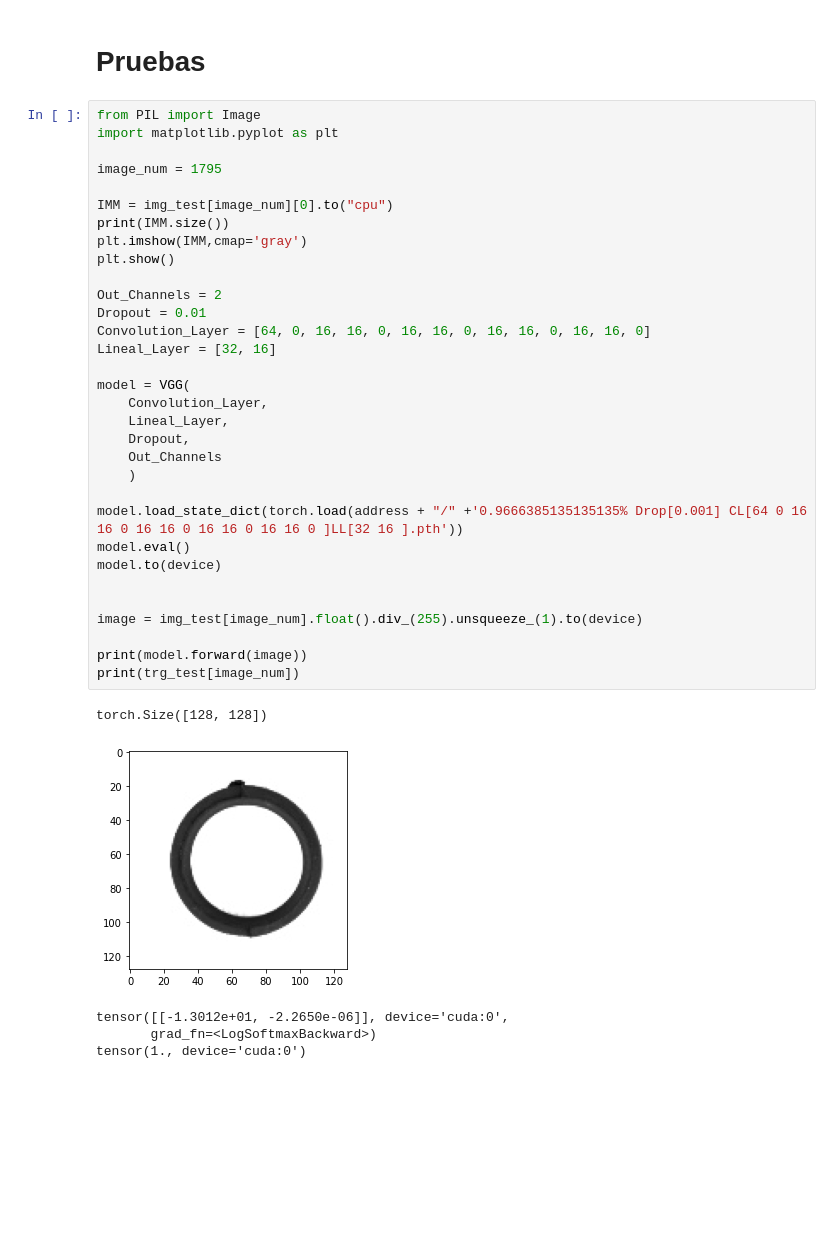
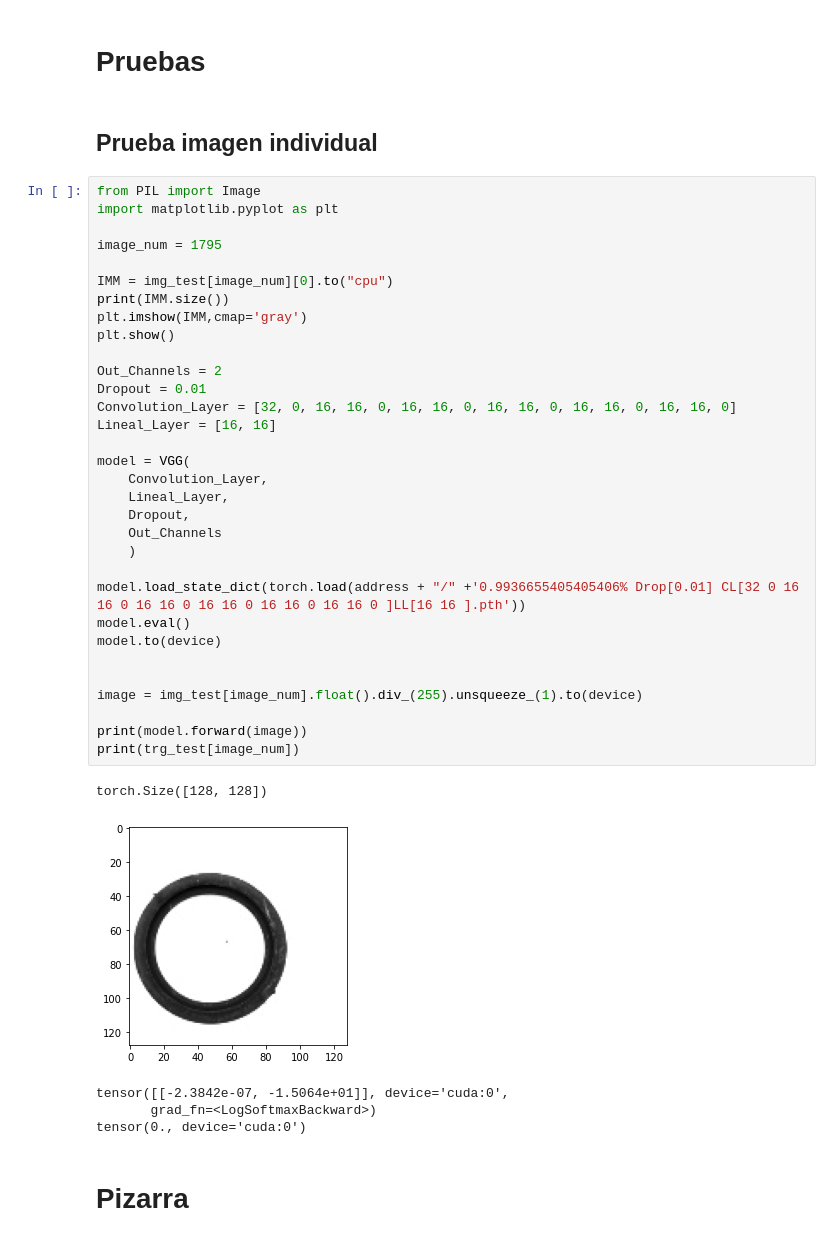
Before and after one commit to Martinsoyyo/Sellos, a Jupyter notebook: Full_VGG.ipynb, the cells around one changed output. Saved outputs shown, nothing was run; the diff lists cells and outputs as text; blank space fills up the shorter version.

```diff
--- a/Full_VGG.ipynb
+++ b/Full_VGG.ipynb
@@ -424,40 +300,44 @@ Sequential(
 # %% [markdown]
 # Pruebas
+# %% [markdown]
+## Prueba imagen individual
 # %%
 from PIL import Image
 import matplotlib.pyplot as plt
 
 image_num = 1795
 
 IMM = img_test[image_num][0].to("cpu")
 print(IMM.size())
 plt.imshow(IMM,cmap='gray')
 plt.show()
 
 Out_Channels = 2
 Dropout = 0.01
-Convolution_Layer = [64, 0, 16, 16, 0, 16, 16, 0, 16, 16, 0, 16, 16, 0]
-Lineal_Layer = [32, 16]
+Convolution_Layer = [32, 0, 16, 16, 0, 16, 16, 0, 16, 16, 0, 16, 16, 0, 16, 16, 0]
+Lineal_Layer = [16, 16]
 
 model = VGG(
     Convolution_Layer,
     Lineal_Layer,
     Dropout,
     Out_Channels
     )
 
-model.load_state_dict(torch.load(address + "/" +'0.9666385135135135% Drop[0.001] CL[64 0 16 16 0 16 16 0 16 16 0 16 16 0 ]LL[32 16 ].pth'))
+model.load_state_dict(torch.load(address + "/" +'0.9936655405405406% Drop[0.01] CL[32 0 16 16 0 16 16 0 16 16 0 16 16 0 16 16 0 ]LL[16 16 ].pth'))
 model.eval()
 model.to(device)
 
 
 image = img_test[image_num].float().div_(255).unsqueeze_(1).to(device)
 
 print(model.forward(image))
 print(trg_test[image_num])
 # %% [output]
 torch.Size([128, 128])
-[figure, old version]
+[figure, new version]
-tensor([[-1.3012e+01, -2.2650e-06]], device='cuda:0',
+tensor([[-2.3842e-07, -1.5064e+01]], device='cuda:0',
        grad_fn=<LogSoftmaxBackward>)
-tensor(1., device='cuda:0')
+tensor(0., device='cuda:0')
+# %% [markdown]
+# Pizarra
```
Also changed, not shown: parts of 20 cells of this notebook.
